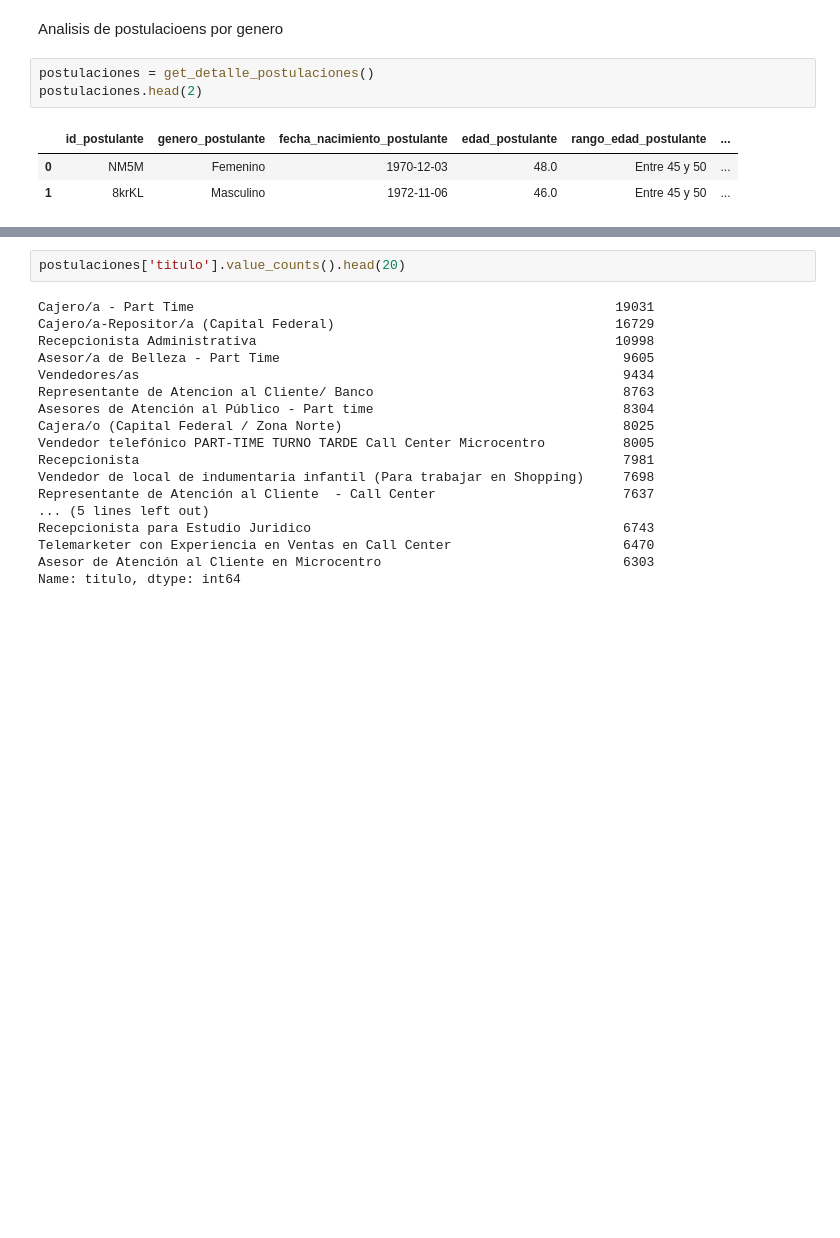
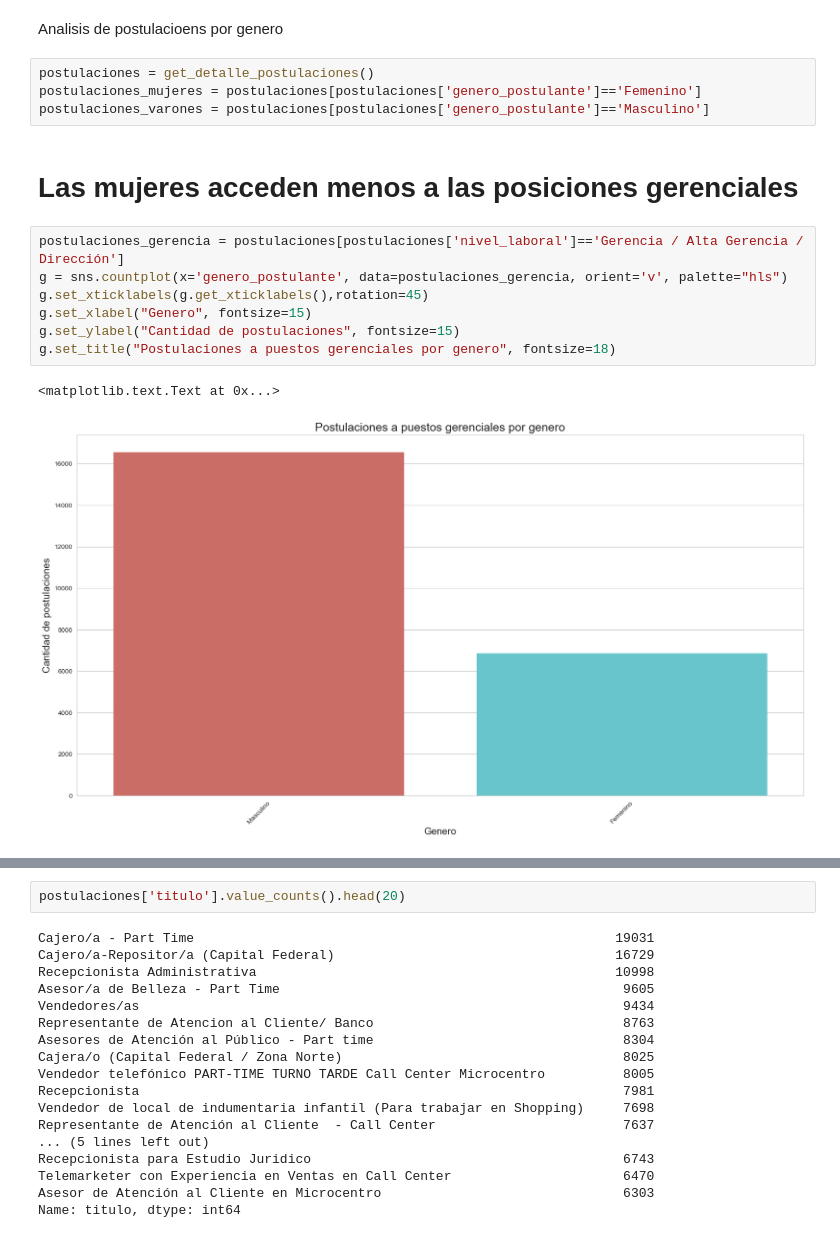
Before and after one commit to pachamama-labs/navent_visualization, a Jupyter notebook: src/Informe.ipynb, the cells around one changed output, grey strips where cells are left out. Saved outputs shown, nothing was run; the diff lists cells and outputs as text; blank space fills up the shorter version.

```diff
--- a/src/Informe.ipynb
+++ b/src/Informe.ipynb
@@ -65,9 +73,18 @@ def get_detalle_postulaciones():
 # %% [markdown]
 Analisis de postulacioens por genero
-# %%
-postulaciones = get_detalle_postulaciones()
-postulaciones.head(2)
-# %% [output]
-|  | id_postulante | genero_postulante | fecha_nacimiento_postulante | edad_postulante | rango_edad_postulante | ... |
-| 0 | NM5M | Femenino | 1970-12-03 | 48.0 | Entre 45 y 50 | ... |
-| 1 | 8krKL | Masculino | 1972-11-06 | 46.0 | Entre 45 y 50 | ... |
+# %%
+postulaciones = get_detalle_postulaciones()
+postulaciones_mujeres = postulaciones[postulaciones['genero_postulante']=='Femenino']
+postulaciones_varones = postulaciones[postulaciones['genero_postulante']=='Masculino']
+# %% [markdown]
+# Las mujeres acceden menos a las posiciones gerenciales
+# %%
+postulaciones_gerencia = postulaciones[postulaciones['nivel_laboral']=='Gerencia / Alta Gerencia / Dirección']
+g = sns.countplot(x='genero_postulante', data=postulaciones_gerencia, orient='v', palette="hls")
+g.set_xticklabels(g.get_xticklabels(),rotation=45)
+g.set_xlabel("Genero", fontsize=15)
+g.set_ylabel("Cantidad de postulaciones", fontsize=15)
+g.set_title("Postulaciones a puestos gerenciales por genero", fontsize=18)
+# %% [output]
+<matplotlib.text.Text at 0x...>
+[figure, added]
```
Also changed, not shown: parts of 25 cells of this notebook.
